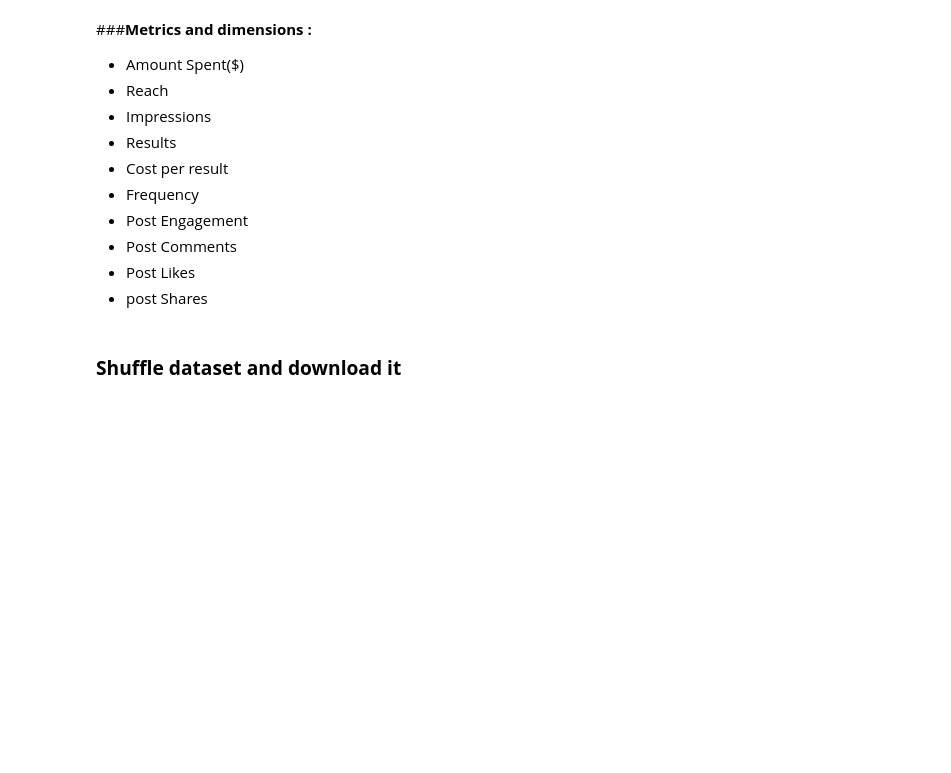
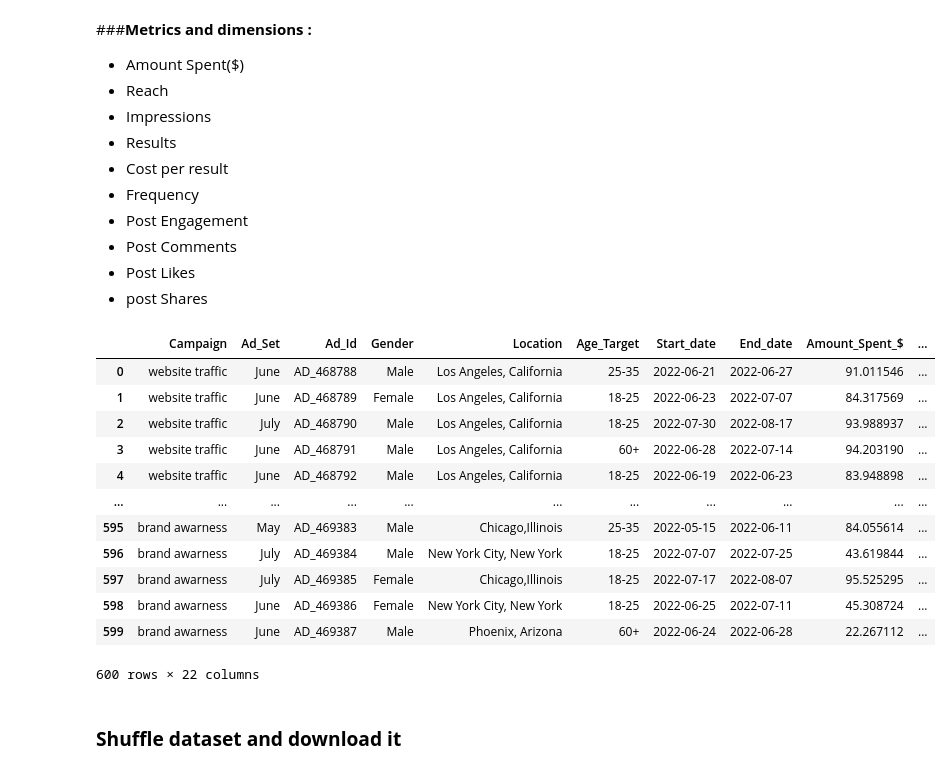
Before and after one commit to Aboelsaood23/Data-Sets, a Jupyter notebook: facebook_ads_datset.ipynb, the cells around one changed output. Drawn from its saved outputs; the diff is of its cells as text; code cells hidden in the pictures; blank space fills up the shorter version.

```diff
--- a/facebook_ads_datset.ipynb
+++ b/facebook_ads_datset.ipynb
@@ -113,20 +113,36 @@ df
 *   Post Likes
 *   post Shares
 # %%
+
 df['Amount_Spent_$'] =np.random.uniform(10,100, size=len(df))
 df['Reach'] =(df['Amount_Spent_$']*30).astype(int) # this for unique users
 df['Impressions'] =(df['Reach']*1.4).astype(int)
 df['Results'] =np.random.uniform(20,200,size=len(df)).astype(int) #this could be counting for salse
 df['Cost_Per_Result'] =(df['Amount_Spent_$']/df['Results'])
 df['Frequncy'] =np.random.uniform(1,4,size =len(df)).astype(int)
 df['Post_Engagement'] =(df['Impressions']/1.6).astype(int)
 df['Post_Comments']=(df['Post_Engagement']/7).astype(int)
 df['Post_Shares'] =(df['Post_Engagement']/2-df['Post_Comments']).astype(int)
 df['Post_Likes']=(df['Post_Engagement']-df['Post_Comments']-df['Post_Shares'])
 df['Follows_Likes']=(df['Post_Engagement']/3).astype(int)
 df['Clicks'] =(df['Impressions']/5).astype(int)
 df['Cpc_$'] =(df['Amount_Spent_$']/df['Clicks'])
 df['Ctr']=(df['Clicks']/df['Impressions'])
+df
+# %% [output]
+|  | Campaign | Ad_Set | Ad_Id | Gender | Location | Age_Target | Start_date | End_date | Amount_Spent_$ | ... |
+| 0 | website traffic | June | AD_468788 | Male | Los Angeles, California | 25-35 | 2022-06-21 | 2022-06-27 | 91.011546 | ... |
+| 1 | website traffic | June | AD_468789 | Female | Los Angeles, California | 18-25 | 2022-06-23 | 2022-07-07 | 84.317569 | ... |
+| 2 | website traffic | July | AD_468790 | Male | Los Angeles, California | 18-25 | 2022-07-30 | 2022-08-17 | 93.988937 | ... |
+| 3 | website traffic | June | AD_468791 | Male | Los Angeles, California | 60+ | 2022-06-28 | 2022-07-14 | 94.203190 | ... |
+| 4 | website traffic | June | AD_468792 | Male | Los Angeles, California | 18-25 | 2022-06-19 | 2022-06-23 | 83.948898 | ... |
+| ... | ... | ... | ... | ... | ... | ... | ... | ... | ... | ... |
+| 595 | brand awarness | May | AD_469383 | Male | Chicago,Illinois | 25-35 | 2022-05-15 | 2022-06-11 | 84.055614 | ... |
+| 596 | brand awarness | July | AD_469384 | Male | New York City, New York | 18-25 | 2022-07-07 | 2022-07-25 | 43.619844 | ... |
+| 597 | brand awarness | July | AD_469385 | Female | Chicago,Illinois | 18-25 | 2022-07-17 | 2022-08-07 | 95.525295 | ... |
+| 598 | brand awarness | June | AD_469386 | Female | New York City, New York | 18-25 | 2022-06-25 | 2022-07-11 | 45.308724 | ... |
+| 599 | brand awarness | June | AD_469387 | Male | Phoenix, Arizona | 60+ | 2022-06-24 | 2022-06-28 | 22.267112 | ... |
+600 rows × 22 columns
 # %% [markdown]
 ### **Shuffle dataset and download it**
 # %%
```
Also changed, not shown: parts of 3 cells of this notebook.
